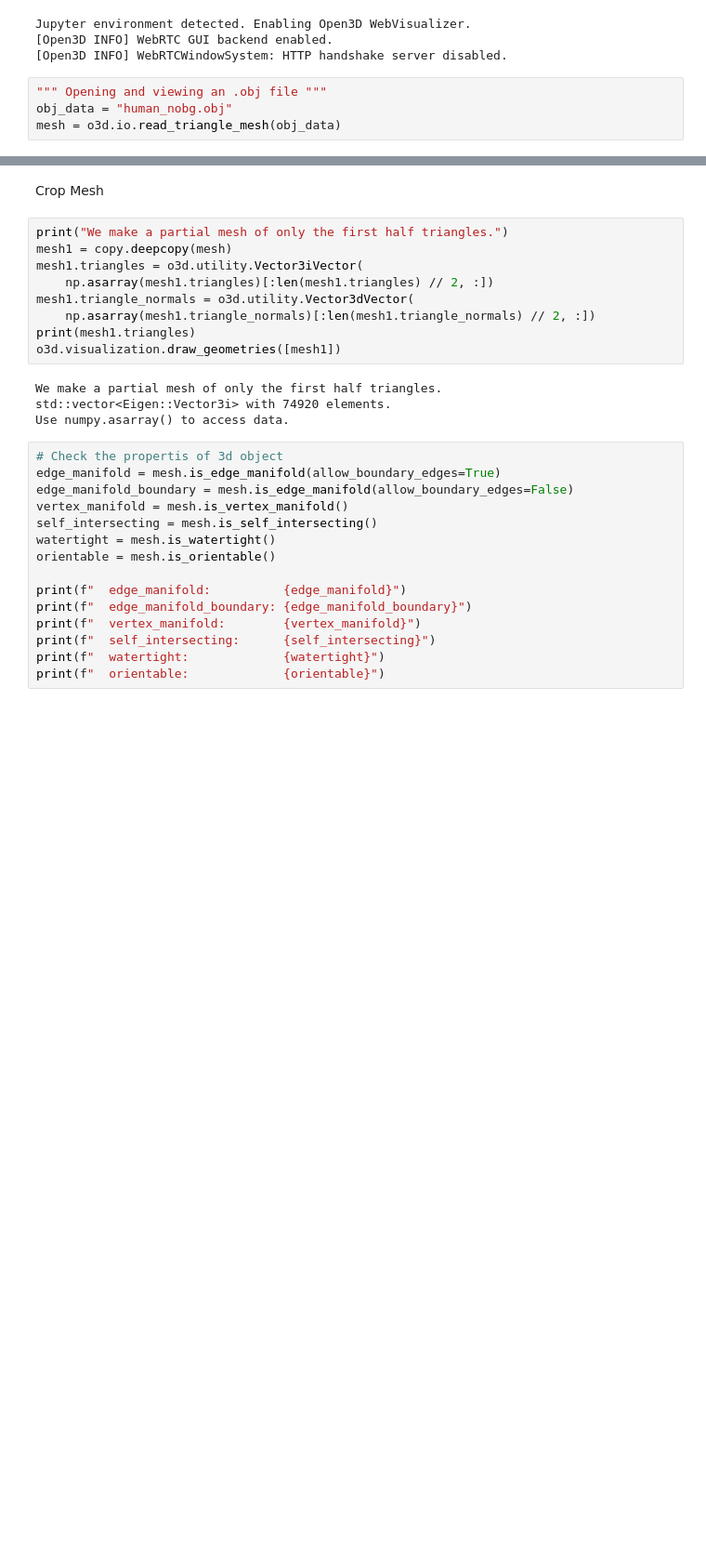
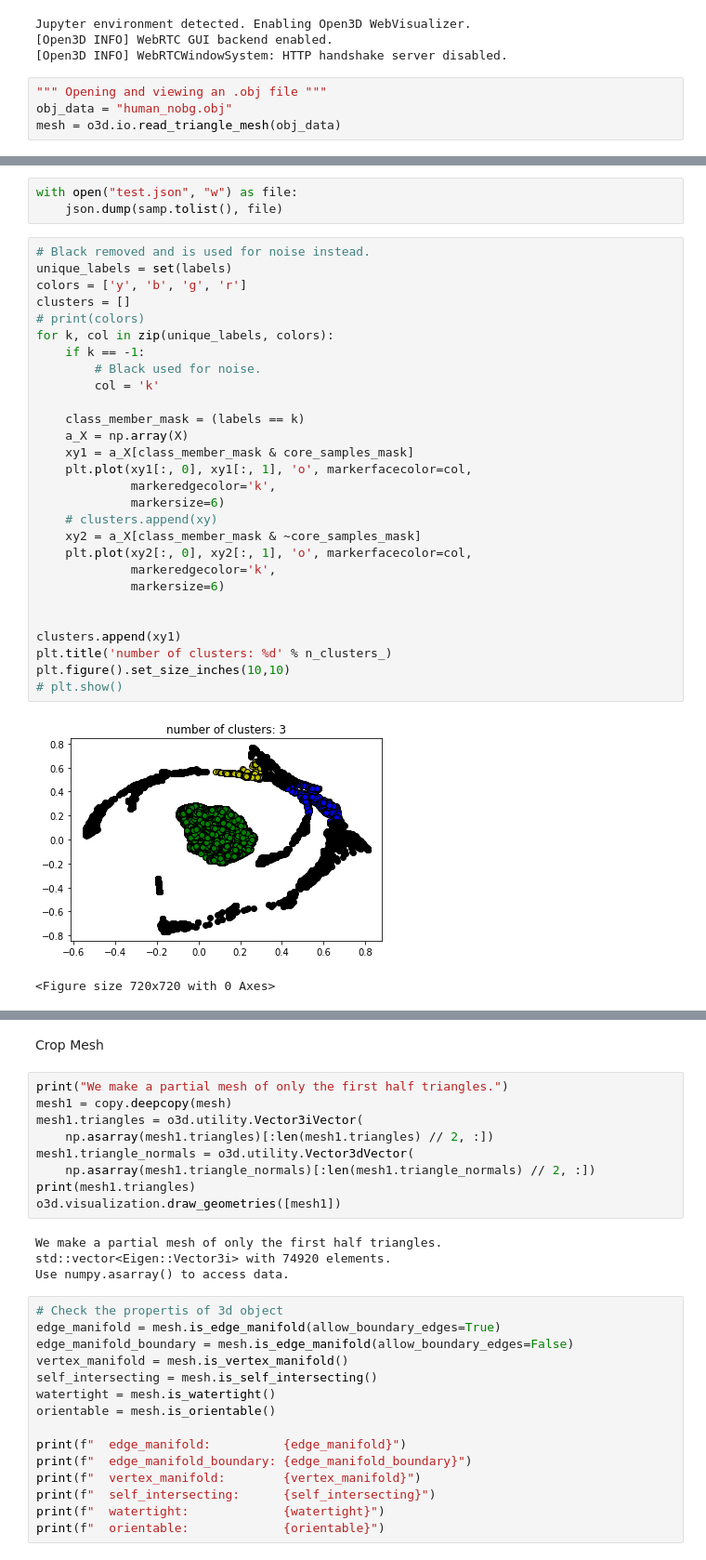
Before and after one commit to KevmarPerez/cmu-prosthetics, a Jupyter notebook: open3d_test/mm.ipynb, the cells around one changed output, grey strips where cells are left out. Shown at 93% size. Drawn from its saved outputs; the diff is of its cells as text; blank space fills up the shorter version.

```diff
--- a/open3d_test/mm.ipynb
+++ b/open3d_test/mm.ipynb
@@ -29,0 +85,34 @@ plt.show()
+# %%
+with open("test.json", "w") as file:
+    json.dump(samp.tolist(), file)
+# %%
+# Black removed and is used for noise instead.
+unique_labels = set(labels)
+colors = ['y', 'b', 'g', 'r']
+clusters = []
+# print(colors)
+for k, col in zip(unique_labels, colors):
+    if k == -1:
+        # Black used for noise.
+        col = 'k'
+
+    class_member_mask = (labels == k)
+    a_X = np.array(X)
+    xy1 = a_X[class_member_mask & core_samples_mask]
+    plt.plot(xy1[:, 0], xy1[:, 1], 'o', markerfacecolor=col,
+             markeredgecolor='k',
+             markersize=6)
+    # clusters.append(xy)
+    xy2 = a_X[class_member_mask & ~core_samples_mask]
+    plt.plot(xy2[:, 0], xy2[:, 1], 'o', markerfacecolor=col,
+             markeredgecolor='k',
+             markersize=6)
+
+
+clusters.append(xy1)
+plt.title('number of clusters: %d' % n_clusters_)
+plt.figure().set_size_inches(10,10)
+# plt.show()
+# %% [output]
+[figure, added]
+<Figure size 720x720 with 0 Axes>
```
Also changed, not shown: parts of 10 cells of this notebook, 14 other files.
